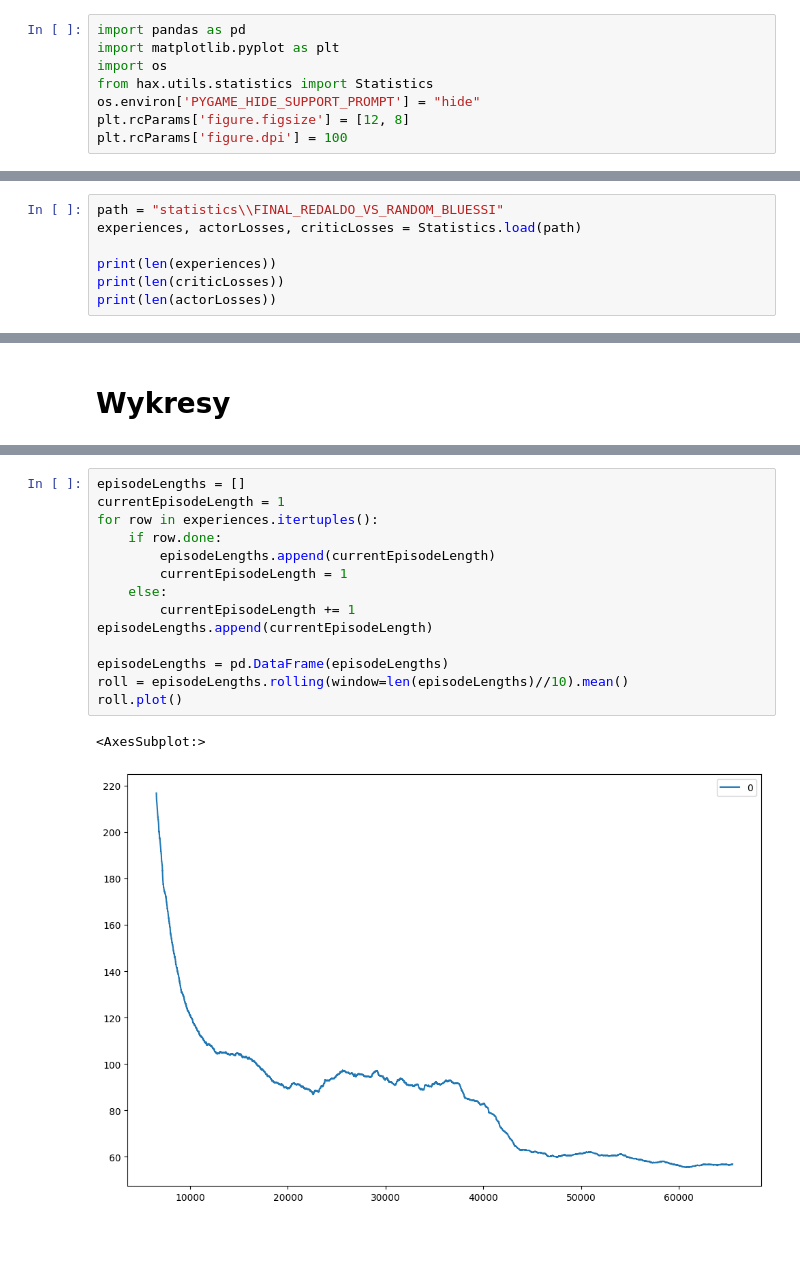
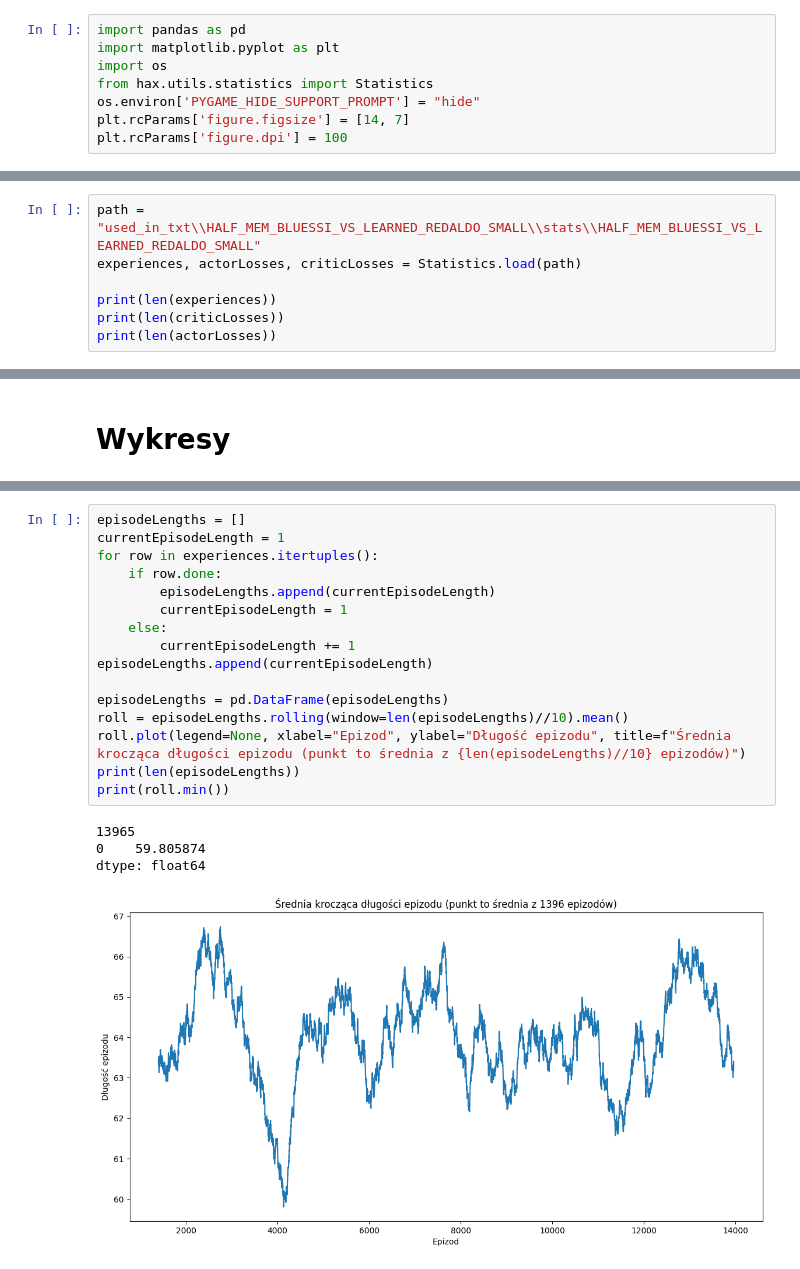
Before and after one commit to radiol00/mgrv3, a Jupyter notebook: hax_stat_analysis.ipynb, the cells around one changed output, grey strips where cells are left out. Drawn from its saved outputs; the diff is of its cells as text; blank space fills up the shorter version.

```diff
--- a/hax_stat_analysis.ipynb
+++ b/hax_stat_analysis.ipynb
@@ -6,12 +6,12 @@ import matplotlib.pyplot as plt
 import os
 from hax.utils.statistics import Statistics
 os.environ['PYGAME_HIDE_SUPPORT_PROMPT'] = "hide"
-plt.rcParams['figure.figsize'] = [12, 8]
+plt.rcParams['figure.figsize'] = [14, 7]
 plt.rcParams['figure.dpi'] = 100
 # %% [markdown]
 ## Pobranie danych
 # %%
-path = "statistics\\FINAL_REDALDO_VS_RANDOM_BLUESSI"
+path = "used_in_txt\\HALF_MEM_BLUESSI_VS_LEARNED_REDALDO_SMALL\\stats\\HALF_MEM_BLUESSI_VS_LEARNED_REDALDO_SMALL"
 experiences, actorLosses, criticLosses = Statistics.load(path)
 
 print(len(experiences))
@@ -59,17 +69,21 @@ roll.plot()
 # %%
 episodeLengths = []
 currentEpisodeLength = 1
 for row in experiences.itertuples():
     if row.done:
         episodeLengths.append(currentEpisodeLength)
         currentEpisodeLength = 1
     else:
         currentEpisodeLength += 1
 episodeLengths.append(currentEpisodeLength)
 
 episodeLengths = pd.DataFrame(episodeLengths)
 roll = episodeLengths.rolling(window=len(episodeLengths)//10).mean()
-roll.plot()
+roll.plot(legend=None, xlabel="Epizod", ylabel="Długość epizodu", title=f"Średnia krocząca długości epizodu (punkt to średnia z {len(episodeLengths)//10} epizodów)")
+print(len(episodeLengths))
+print(roll.min())
 # %% [output]
-<AxesSubplot:>
+13965
+0    59.805874
+dtype: float64
-[figure, old version]
+[figure, new version]
```
Also changed, not shown: parts of 7 cells of this notebook, 11 other files.
